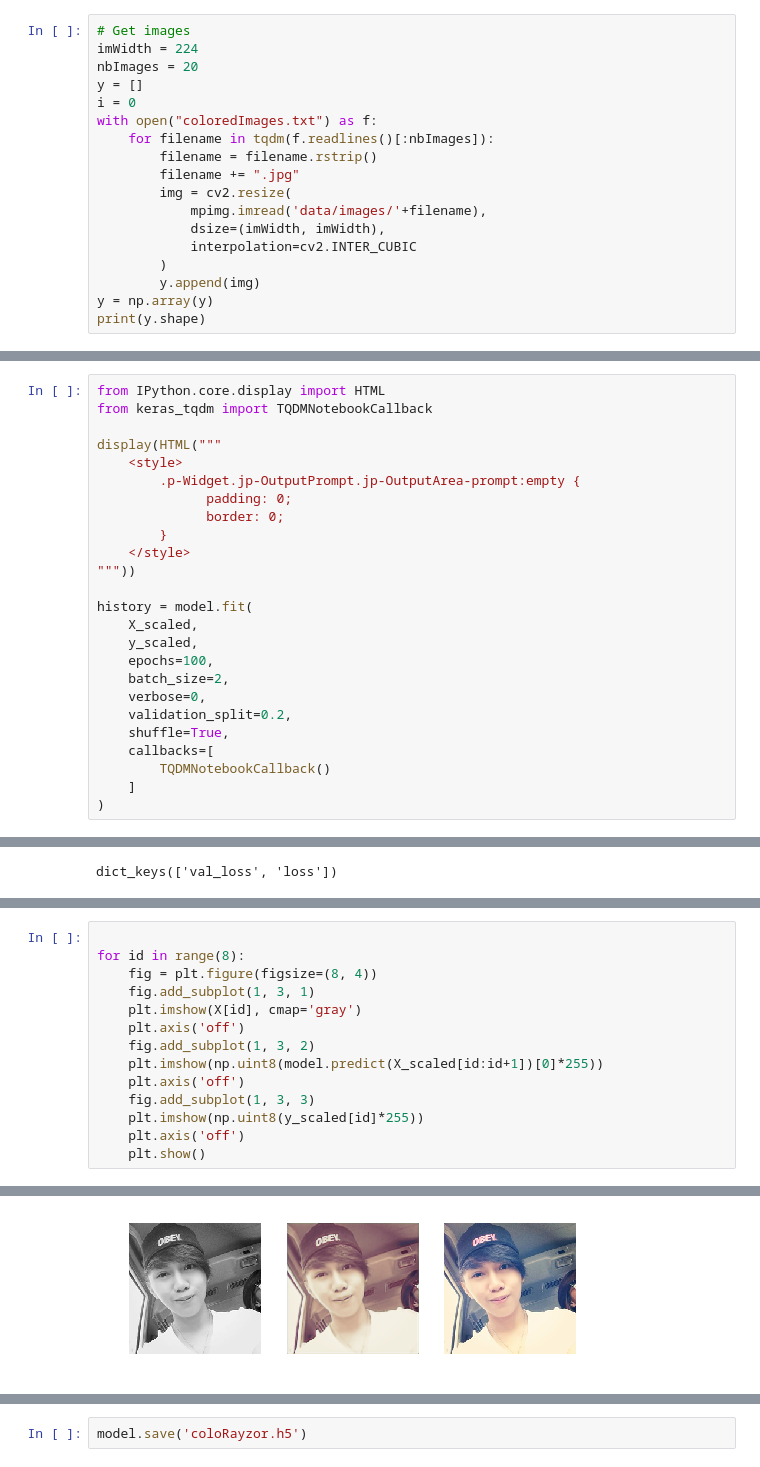
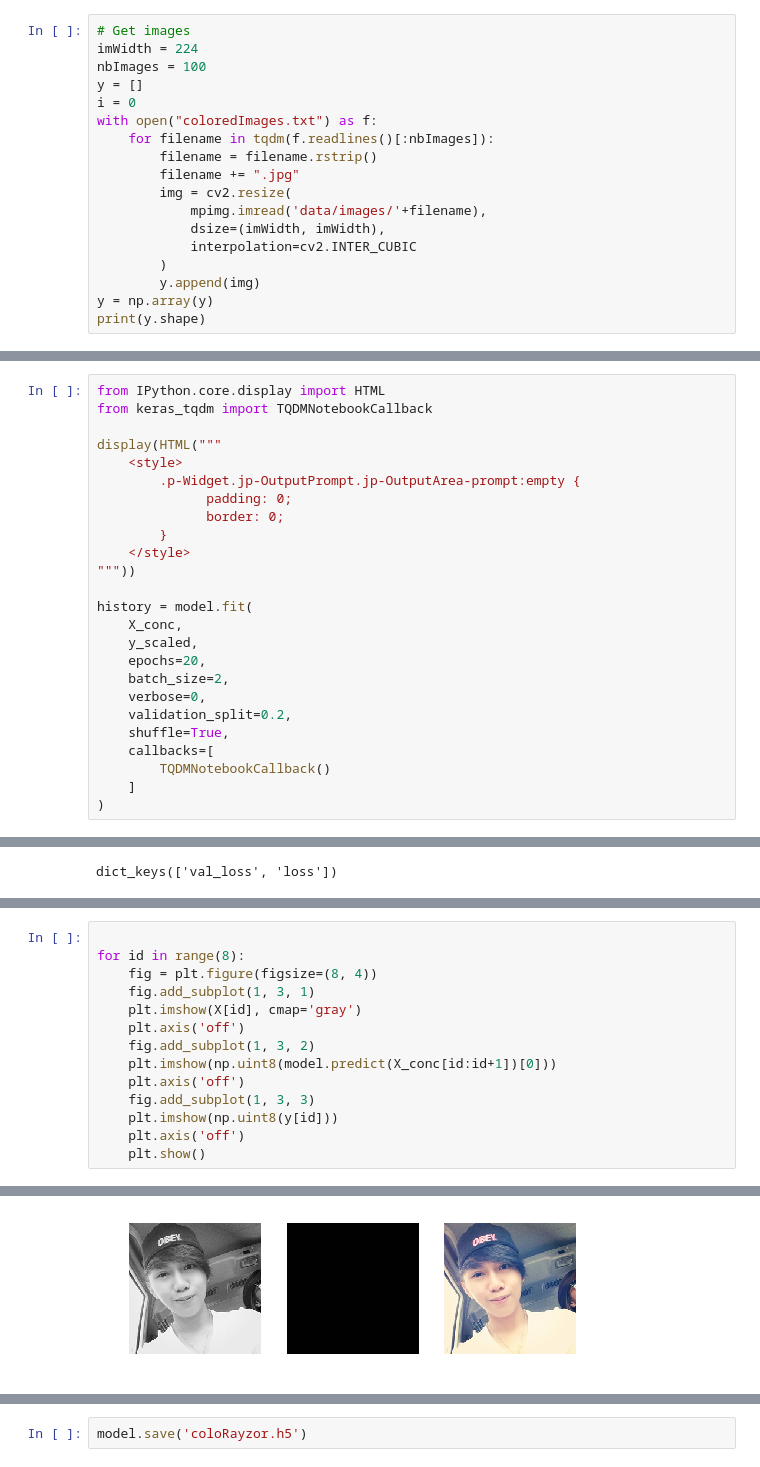
Before and after one commit to HE-Arc/ColoRayzor, a Jupyter notebook: keras.ipynb, the cells around one changed output, grey strips where cells are left out. Drawn from its saved outputs; the diff is of its cells as text.

```diff
--- a/keras.ipynb
+++ b/keras.ipynb
@@ -13,7 +13,7 @@ warnings.filterwarnings('ignore')
 # %%
 # Get images
 imWidth = 224
-nbImages = 20
+nbImages = 100
 y = []
 i = 0
 with open("coloredImages.txt") as f:
@@ -168,9 +170,9 @@ display(HTML("""
 """))
 
 history = model.fit(
-    X_scaled,
+    X_conc,
     y_scaled,
-    epochs=100,
+    epochs=20,
     batch_size=2,
     verbose=0,
     validation_split=0.2,
@@ -216,10 +218,10 @@ for id in range(8):
     plt.imshow(X[id], cmap='gray')
     plt.axis('off')
     fig.add_subplot(1, 3, 2)
-    plt.imshow(np.uint8(model.predict(X_scaled[id:id+1])[0]*255))
+    plt.imshow(np.uint8(model.predict(X_conc[id:id+1])[0]))
     plt.axis('off')
     fig.add_subplot(1, 3, 3)
-    plt.imshow(np.uint8(y_scaled[id]*255))
+    plt.imshow(np.uint8(y[id]))
     plt.axis('off')
     plt.show()
 # %% [output]
@@ -229 +231 @@ for id in range(8):
-[figure, old version]
+[figure, new version]
```
Also changed, not shown: parts of 7 cells of this notebook, 3 other files.
